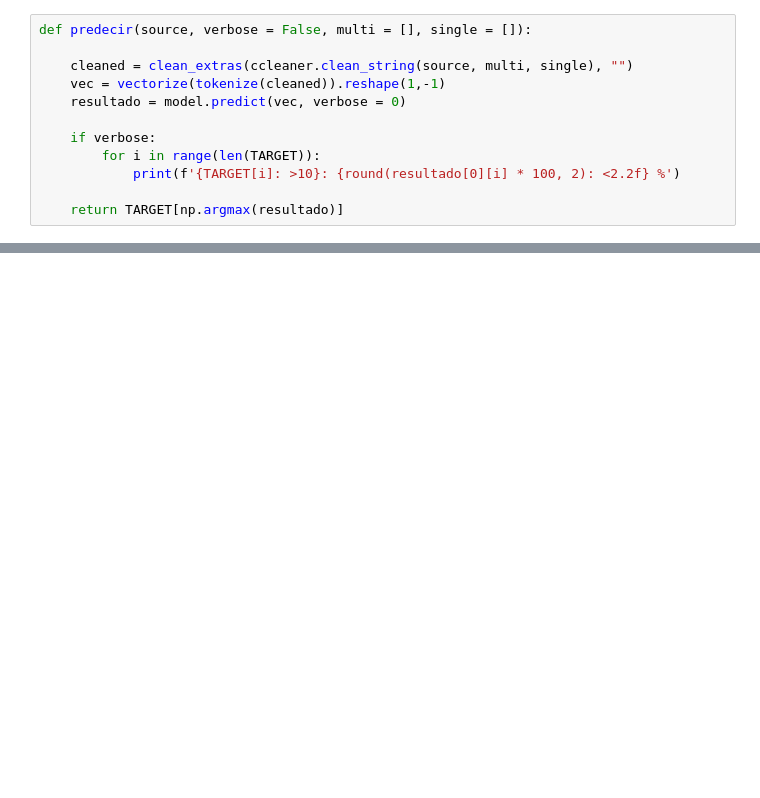
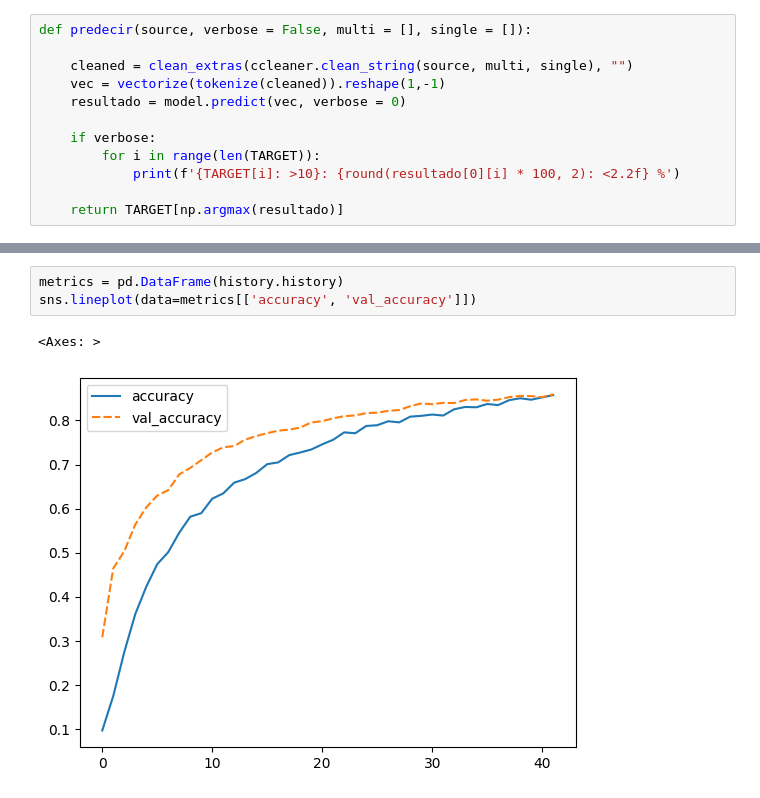
Before and after one commit to AOx0/proyecto-pln, a Jupyter notebook: notebooks/fnn.ipynb, the cells around one changed output, grey strips where cells are left out. Saved outputs shown, nothing was run; the diff lists cells and outputs as text; blank space fills up the shorter version.

```diff
--- a/notebooks/fnn.ipynb
+++ b/notebooks/fnn.ipynb
@@ -264,0 +405,6 @@ def predecir(source, verbose = False, multi = [], single = []):
+# %%
+metrics = pd.DataFrame(history.history)
+sns.lineplot(data=metrics[['accuracy', 'val_accuracy']])
+# %% [output]
+<Axes: >
+[figure, added]
```
Also changed, not shown: parts of 37 cells of this notebook, 39 other files.
